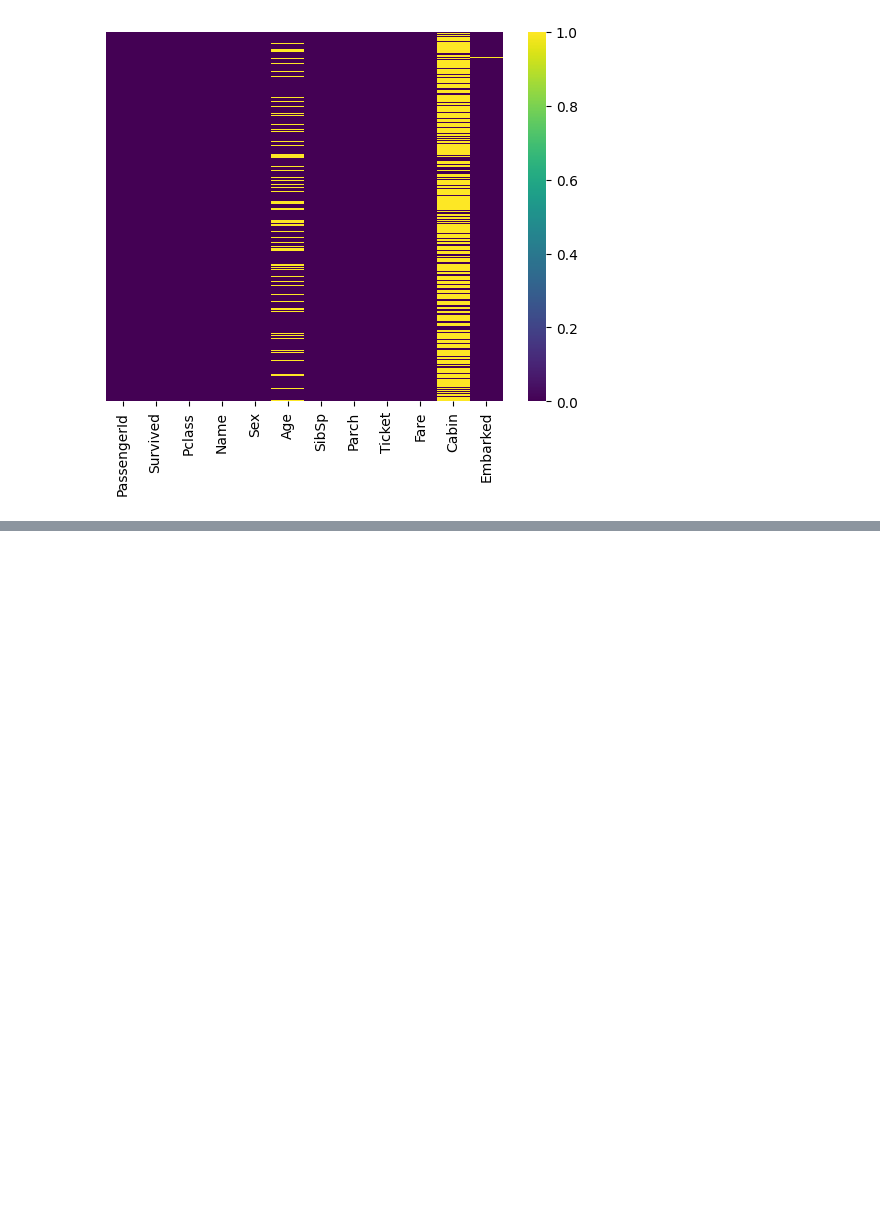
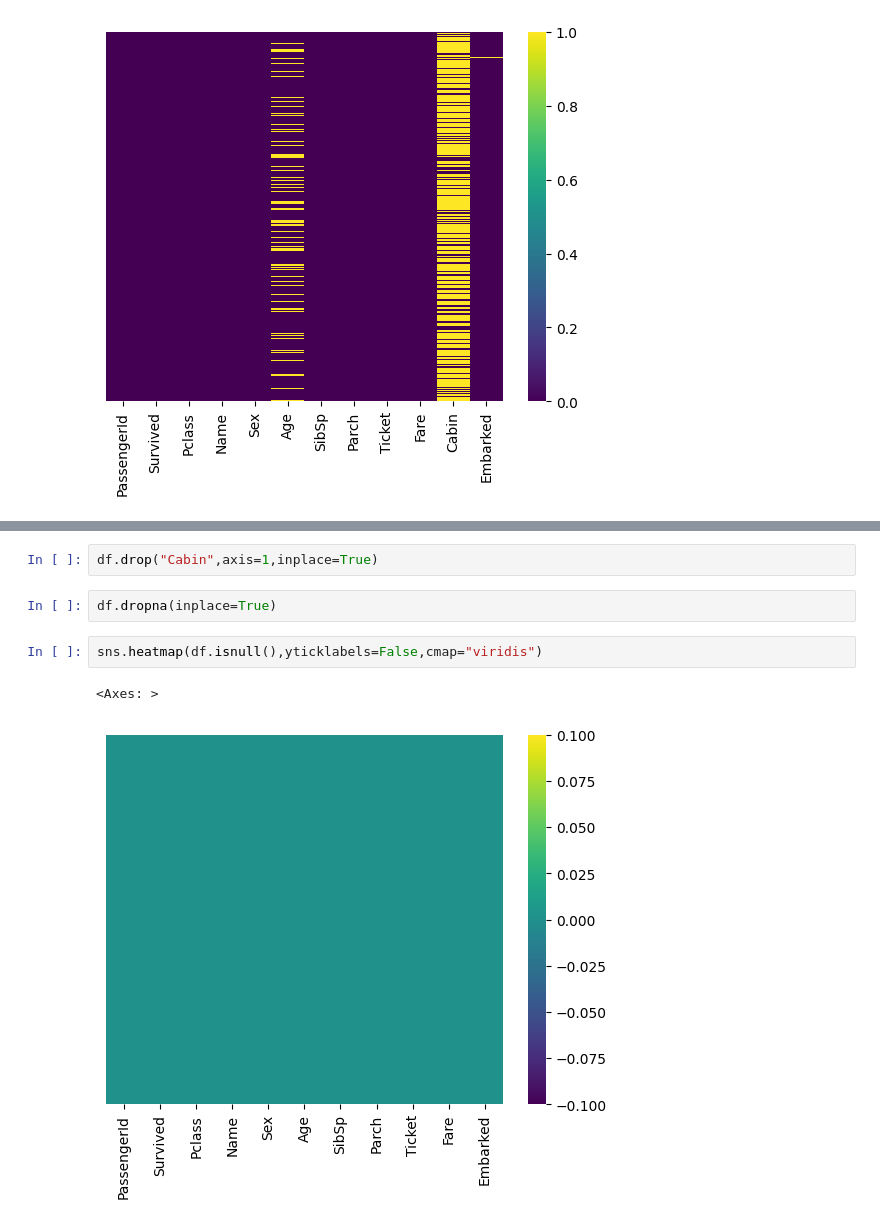
Before and after one commit to Diwakerprashar/EDA-Datasets, a Jupyter notebook: Understanding Logistic Regression.ipynb, the cells around one changed output, grey strips where cells are left out. Drawn from its saved outputs; the diff is of its cells as text; blank space fills up the shorter version.

```diff
--- a/Understanding Logistic Regression.ipynb
+++ b/Understanding Logistic Regression.ipynb
@@ -82,0 +111,9 @@ sns.heatmap(df.isnull(),yticklabels=False,cmap="viridis")
+# %%
+df.drop("Cabin",axis=1,inplace=True)
+# %%
+df.dropna(inplace=True)
+# %%
+sns.heatmap(df.isnull(),yticklabels=False,cmap="viridis")
+# %% [output]
+<Axes: >
+[figure, added]
```
Also changed, not shown: parts of 28 cells of this notebook.
